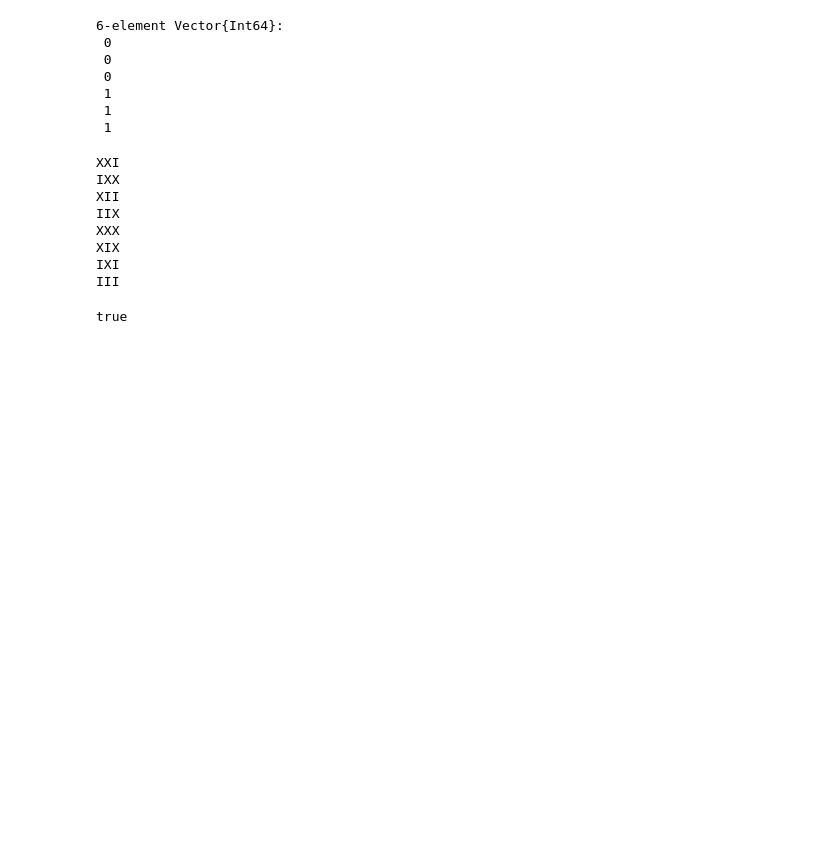
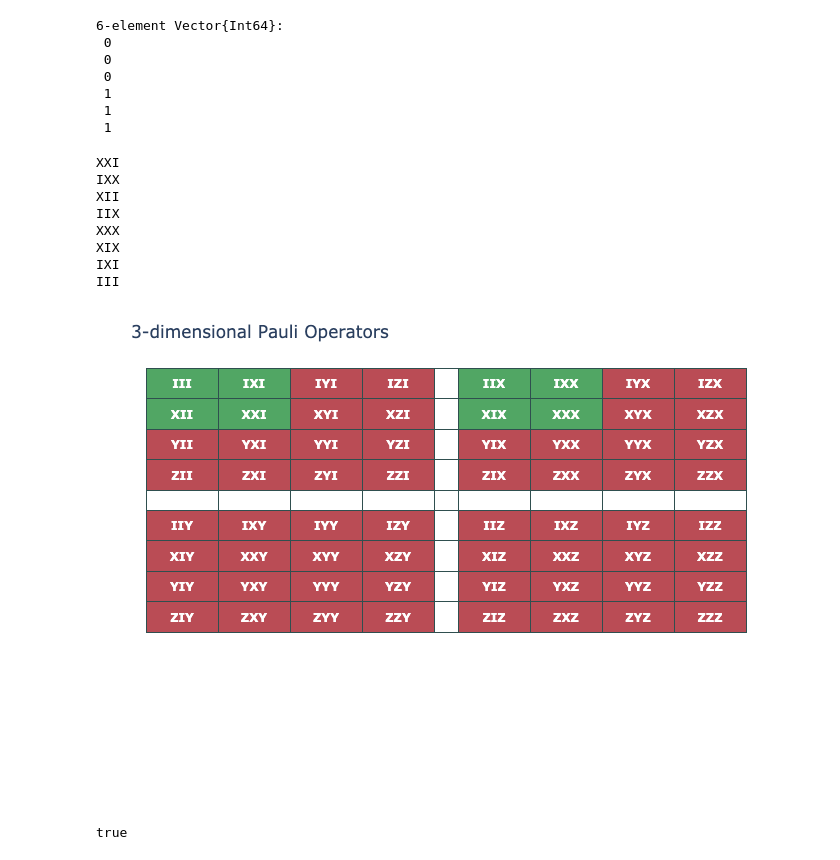
Before and after one commit to BilQCT/LocalPauli, a Jupyter notebook: locally_closed.ipynb, the cells around one changed output. Drawn from its saved outputs; the diff is of its cells as text; code cells hidden in the pictures; blank space fills up the shorter version.

```diff
--- a/locally_closed.ipynb
+++ b/locally_closed.ipynb
@@ -267,6 +267,10 @@ XXX
 XIX
 IXI
 III
+# %%
+draw_3dim_paulis(canonical_isotropic)
+# %% [output]
+[figure, added]
 # %%
 is_locally_closed(canonical_isotropic)
 # %% [output]
```
Also changed, not shown: parts of 19 cells of this notebook, 4 other files.
